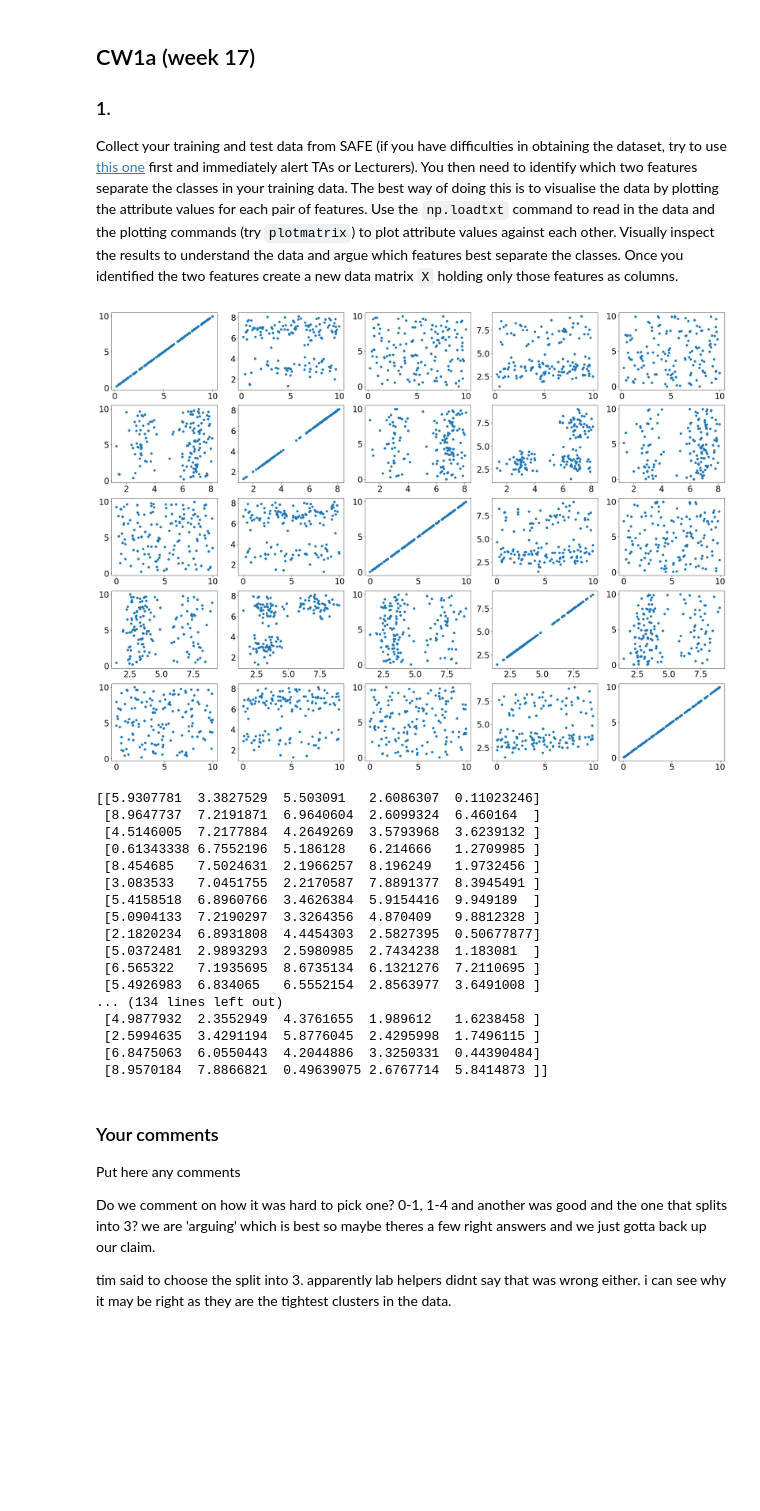
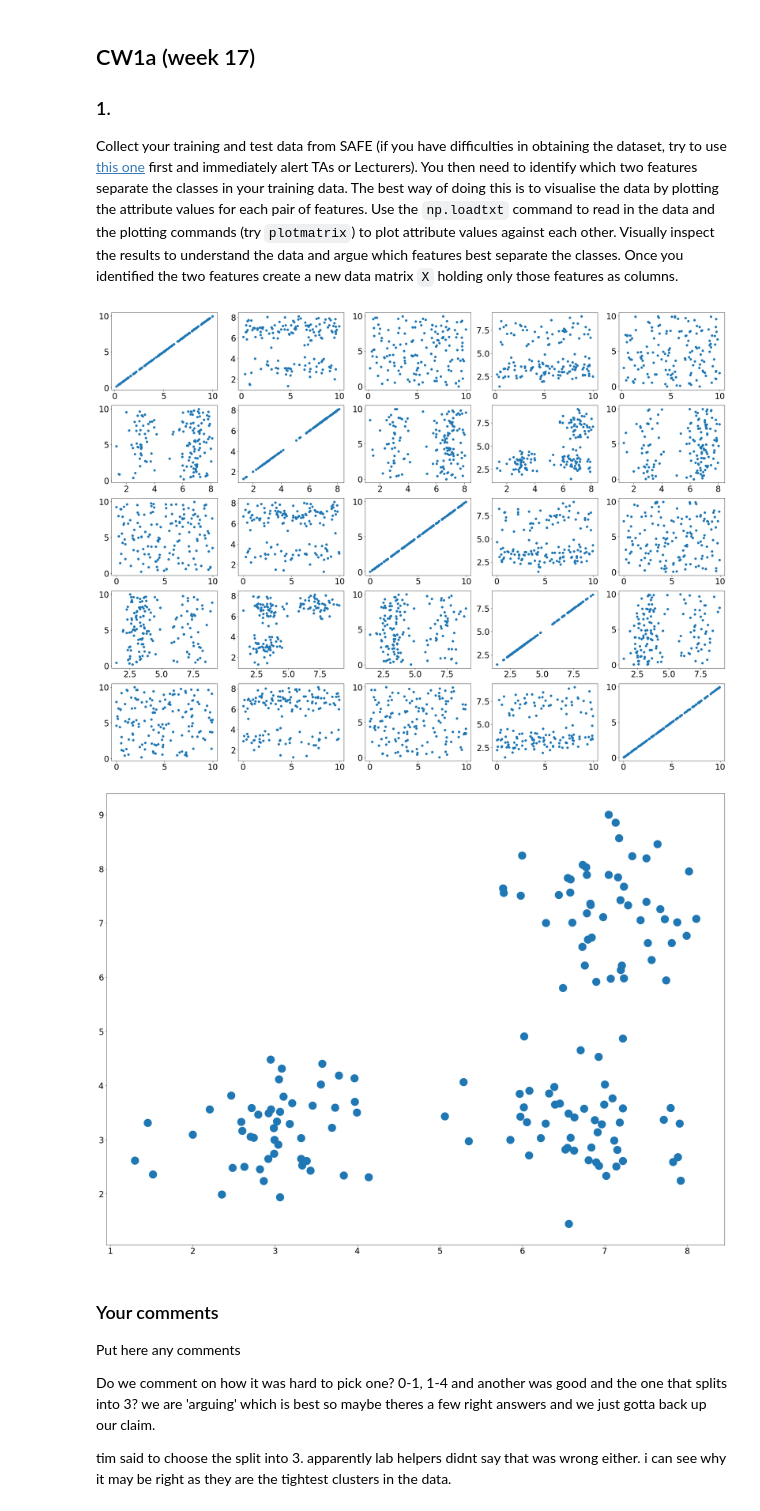
Before and after one commit to ainsleyrutterford/Clustering-and-Classifying-Data, a Jupyter notebook: cw1.ipynb, the cells around one changed output. Saved outputs shown, nothing was run; the diff lists cells and outputs as text; code cells hidden in the pictures; blank space fills up the shorter version.

Commit message:
part 2 basically finished. Figured out the array matrix bs

```diff
--- a/cw1.ipynb
+++ b/cw1.ipynb
@@ -27,48 +27,30 @@ Collect your training and test data from SAFE (if you have difficulties in obtai
 # %%
 def plotmatrix(Matrix):
   r, c = Matrix.shape
   fig = plt.figure()
   plotID = 1
   for i in range(c):
     for j in range(c):
       ax = fig.add_subplot( c, c, plotID )
       ax.scatter( Matrix[:,i], Matrix[:,j] )
       plotID += 1
   plt.show()
 
 # Part 1
 
 train = np.loadtxt('ar16478.train')
 
 plotmatrix(train)
 
 # plotting 1 against 3
-# fig = plt.figure()
-# ax = fig.add_subplot(111)
-# ax.scatter(train[:,1], train[:,3], s=500)
+fig = plt.figure()
+ax = fig.add_subplot(111)
+ax.scatter(train[:,1], train[:,3], s=500)
 
 x = np.matrix([train[:,1], train[:,3]])
-
-print(train)
 # %% [output]
 [figure]
-[[5.9307781  3.3827529  5.503091   2.6086307  0.11023246]
- [8.9647737  7.2191871  6.9640604  2.6099324  6.460164  ]
- [4.5146005  7.2177884  4.2649269  3.5793968  3.6239132 ]
- [0.61343338 6.7552196  5.186128   6.214666   1.2709985 ]
- [8.454685   7.5024631  2.1966257  8.196249   1.9732456 ]
- [3.083533   7.0451755  2.2170587  7.8891377  8.3945491 ]
- [5.4158518  6.8960766  3.4626384  5.9154416  9.949189  ]
- [5.0904133  7.2190297  3.3264356  4.870409   9.8812328 ]
- [2.1820234  6.8931808  4.4454303  2.5827395  0.50677877]
- [5.0372481  2.9893293  2.5980985  2.7434238  1.183081  ]
- [6.565322   7.1935695  8.6735134  6.1321276  7.2110695 ]
- [5.4926983  6.834065   6.5552154  2.8563977  3.6491008 ]
-... (134 lines left out)
- [4.9877932  2.3552949  4.3761655  1.989612   1.6238458 ]
- [2.5994635  3.4291194  5.8776045  2.4295998  1.7496115 ]
- [6.8475063  6.0550443  4.2044886  3.3250331  0.44390484]
- [8.9570184  7.8866821  0.49639075 2.6767714  5.8414873 ]]
+[figure, added]
 # %% [markdown]
 ### Your comments ###
 
```
Also changed, not shown: parts of 2 cells of this notebook.
